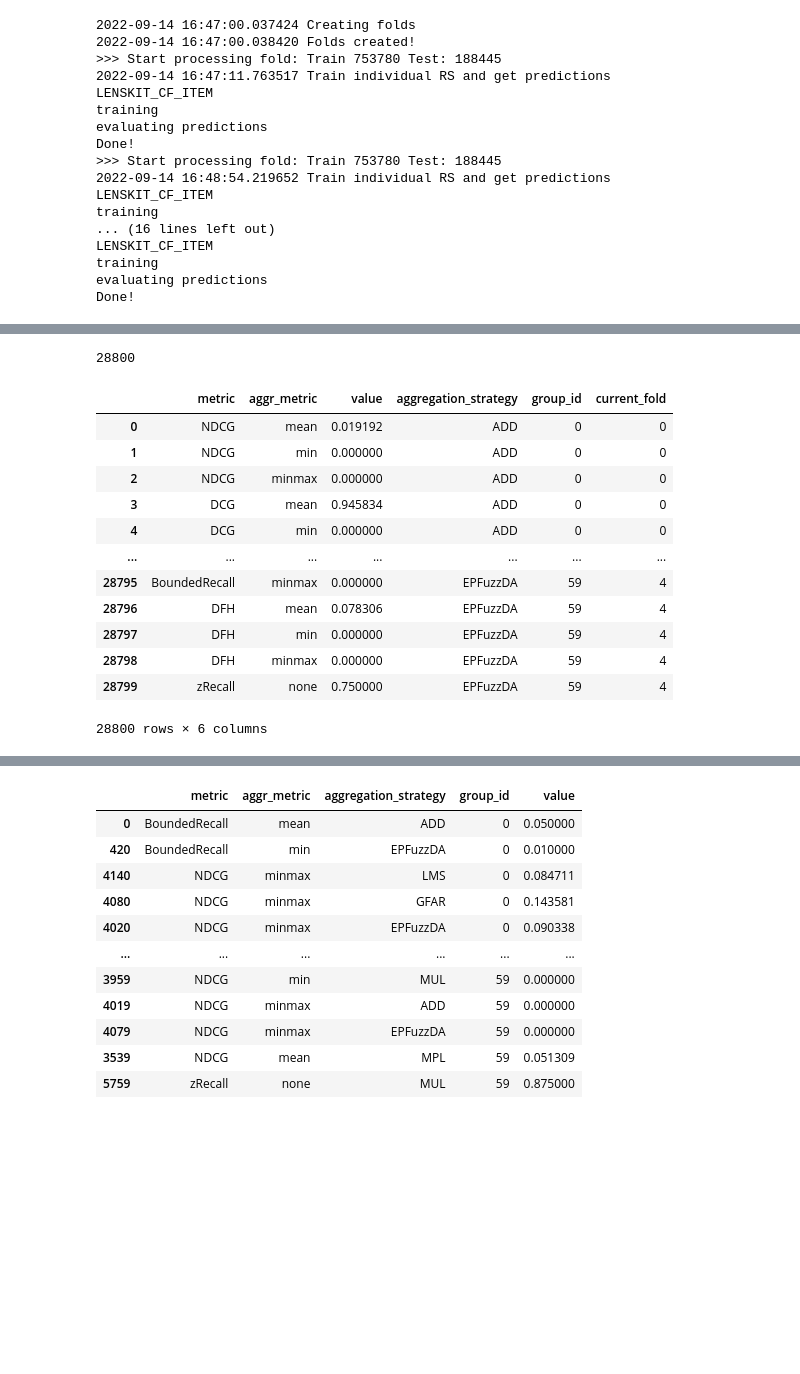
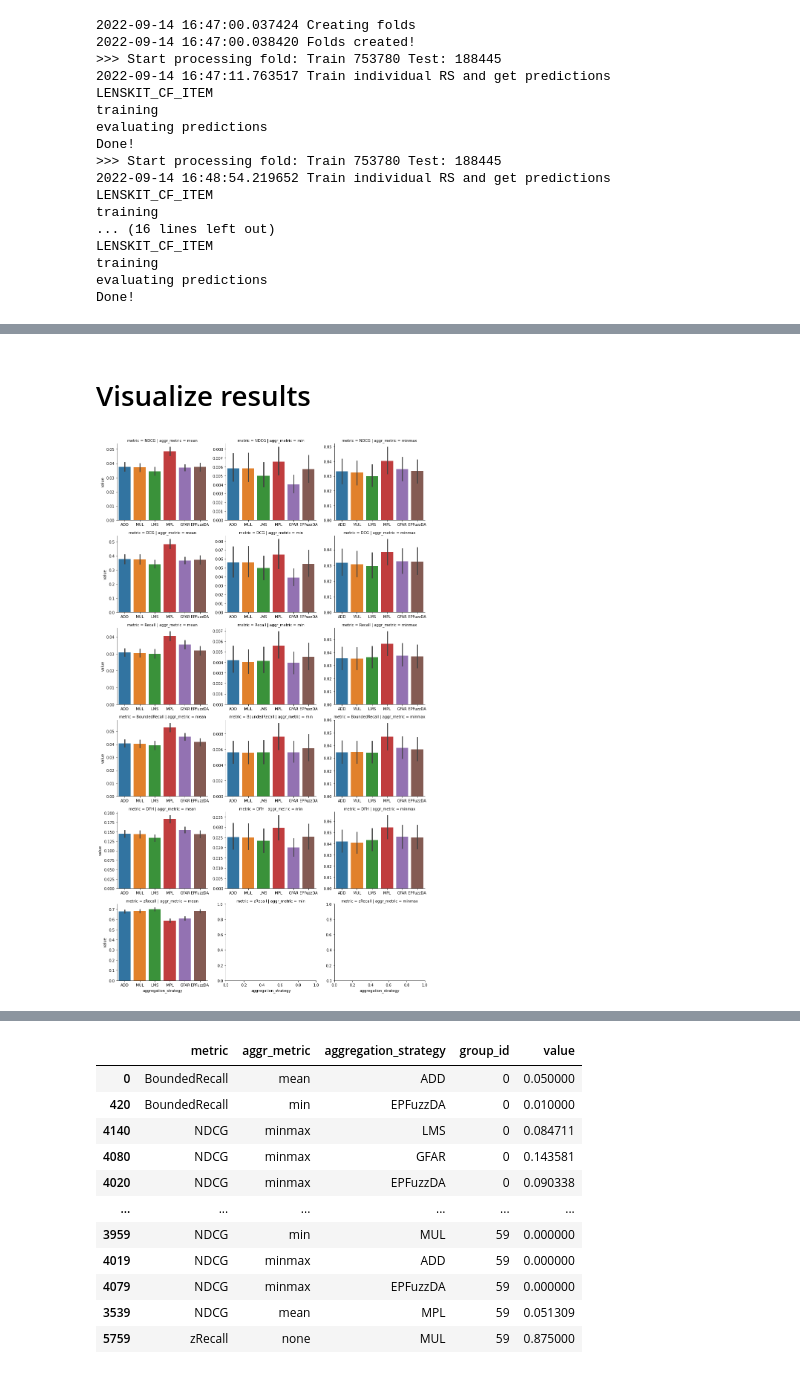
Before and after one commit to barnap/group-recommenders-offline-evaluation, a Jupyter notebook: grs_evaluation_merge.ipynb, the cells around one changed output, grey strips where cells are left out. Drawn from its saved outputs; the diff is of its cells as text; code cells hidden in the pictures; blank space fills up the shorter version.

Commit message:
Adding results visualization
- several pre-defined graphs to depict interesting parts of the evaluation results

```diff
--- a/grs_evaluation_merge.ipynb
+++ b/grs_evaluation_merge.ipynb
@@ -793,6 +799,8 @@ import warnings
 warnings.filterwarnings('ignore')
 lst = os.listdir(preprocessed_dataset_folder)
 folds = [i for i in lst if os.path.isdir(preprocessed_dataset_folder+"/"+i)]
+
+cfg.evaluation_strategy = "COUPLED"
 
 evaluations = list()
 for f in folds:
@@ -825,4 +833,6 @@ for f in folds:
 
     evaluations = evaluations + fold_group_evaluations
     #current_fold = current_fold + 1
+eval_df = pd.DataFrame.from_records(evaluations)
+display(eval_df)
 # %% [output]
@@ -839,21 +862,4 @@ for f in folds:
-# %%
-display(len(evaluations))
-# %% [output]
-28800
-# %%
-eval_df = pd.DataFrame.from_records(evaluations)
-display(eval_df)
-# %% [output]
-|  | metric | aggr_metric | value | aggregation_strategy | group_id | current_fold |
-| 0 | NDCG | mean | 0.019192 | ADD | 0 | 0 |
-| 1 | NDCG | min | 0.000000 | ADD | 0 | 0 |
-| 2 | NDCG | minmax | 0.000000 | ADD | 0 | 0 |
-| 3 | DCG | mean | 0.945834 | ADD | 0 | 0 |
-| 4 | DCG | min | 0.000000 | ADD | 0 | 0 |
-| ... | ... | ... | ... | ... | ... | ... |
-| 28795 | BoundedRecall | minmax | 0.000000 | EPFuzzDA | 59 | 4 |
-| 28796 | DFH | mean | 0.078306 | EPFuzzDA | 59 | 4 |
-| 28797 | DFH | min | 0.000000 | EPFuzzDA | 59 | 4 |
-| 28798 | DFH | minmax | 0.000000 | EPFuzzDA | 59 | 4 |
-| 28799 | zRecall | none | 0.750000 | EPFuzzDA | 59 | 4 |
-28800 rows × 6 columns
+# %%
+eval_df_orig = eval_df
+# %% [markdown]
+# Visualize results
@@ -859,0 +869,14 @@ display(eval_df)
+# %%
+eval_df = eval_df_orig
+metric_whitelist = ["NDCG","DCG","DFH","Recall","BoundedRecall","zRecall"]
+eval_df = eval_df.loc[eval_df.metric.isin(metric_whitelist)]
+# %%
+# depict overall (mean) results across all groups
+
+all_group_res = eval_df.groupby(['metric', 'aggr_metric', 'aggregation_strategy']).mean().reset_index()
+
+g = sns.catplot(data=eval_df, row="metric", col="aggr_metric",
+                   x="aggregation_strategy", y="value", sharex=False, sharey=False,
+                   kind="bar",  height=3.5, aspect=1.2)
+# %% [output]
+[figure, added]
```
Also changed, not shown: parts of 14 cells of this notebook.
